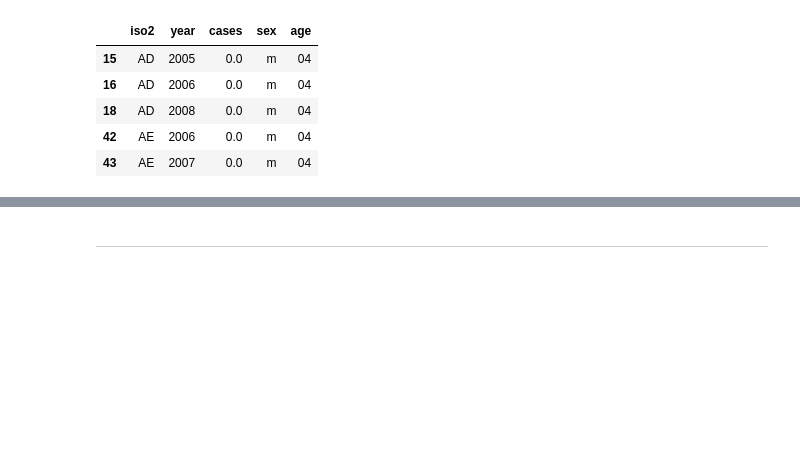
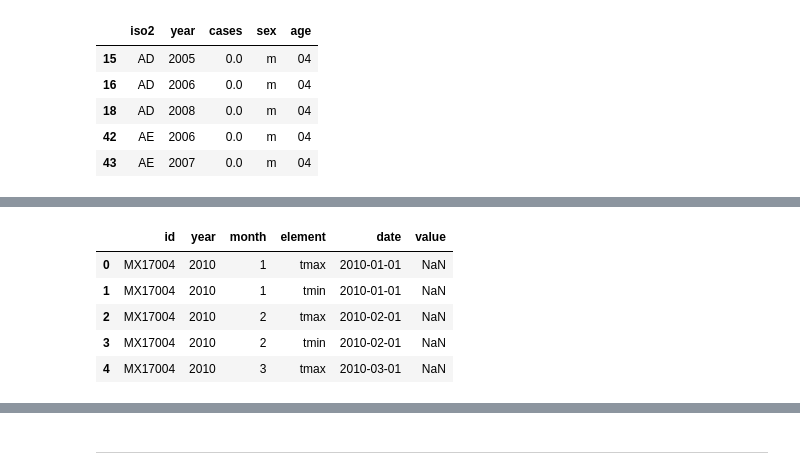
Before and after one commit to leoluyi/Yotta_Viz101, a Jupyter notebook: lecture-notes/python/pandas_tidy_data_pivot_unpivot.ipynb, the cells around one changed output, grey strips where cells are left out. Saved outputs shown, nothing was run; the diff lists cells and outputs as text; code cells hidden in the pictures; blank space fills up the shorter version.

```diff
--- a/lecture-notes/python/pandas_tidy_data_pivot_unpivot.ipynb
+++ b/lecture-notes/python/pandas_tidy_data_pivot_unpivot.ipynb
@@ -268,0 +294,13 @@ tb_long.head()
+# %%
+weather_long['date'] = weather_long['date'].str[1:].astype('int')
+weather_long['date'] = weather_long[['year', 'month', 'date']].apply(
+    lambda row: '{:4d}-{:02d}-{:02d}'.format(*row), axis=1)
+
+weather_long.head()
+# %% [output]
+|  | id | year | month | element | date | value |
+| 0 | MX17004 | 2010 | 1 | tmax | 2010-01-01 | NaN |
+| 1 | MX17004 | 2010 | 1 | tmin | 2010-01-01 | NaN |
+| 2 | MX17004 | 2010 | 2 | tmax | 2010-02-01 | NaN |
+| 3 | MX17004 | 2010 | 2 | tmin | 2010-02-01 | NaN |
+| 4 | MX17004 | 2010 | 3 | tmax | 2010-03-01 | NaN |
```
Also changed, not shown: parts of 17 cells of this notebook, 2 other files.
